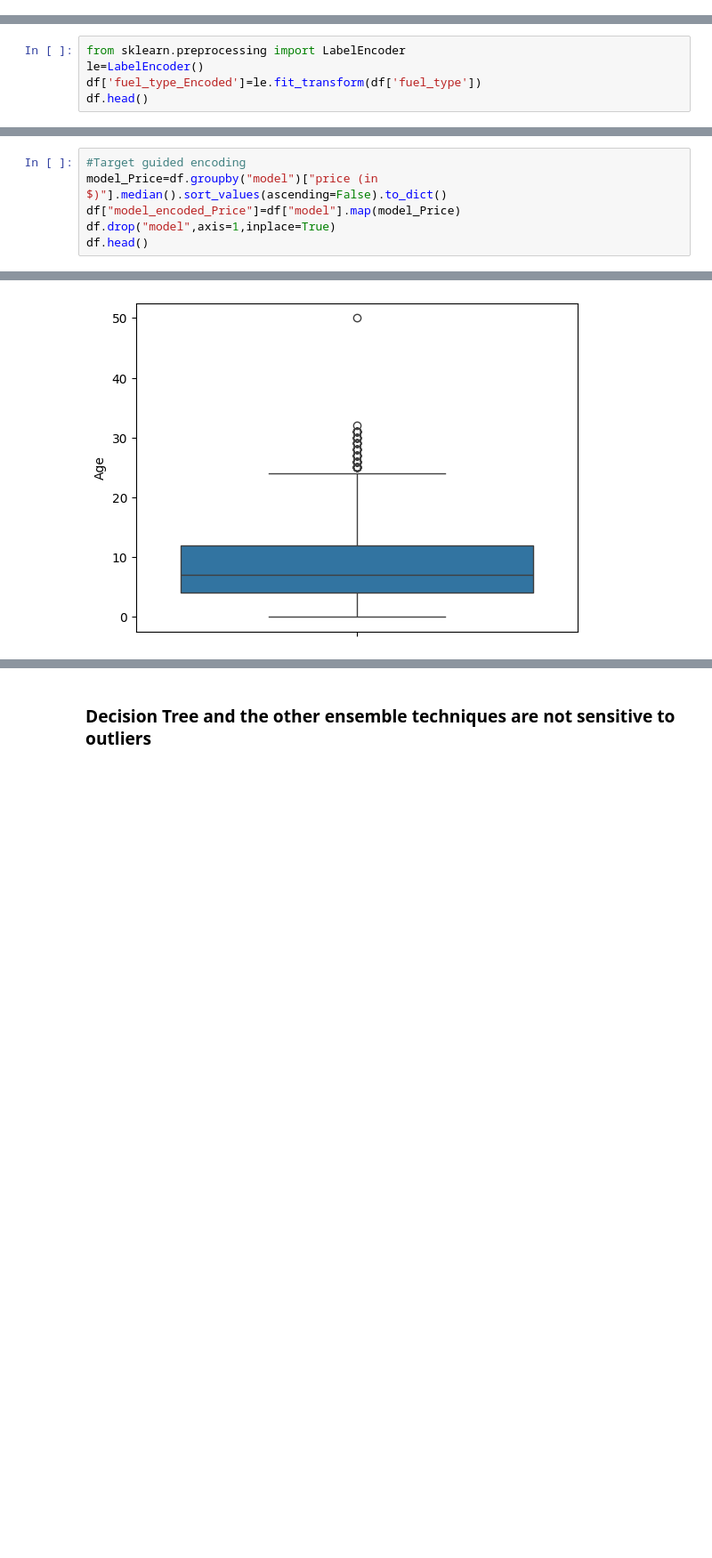
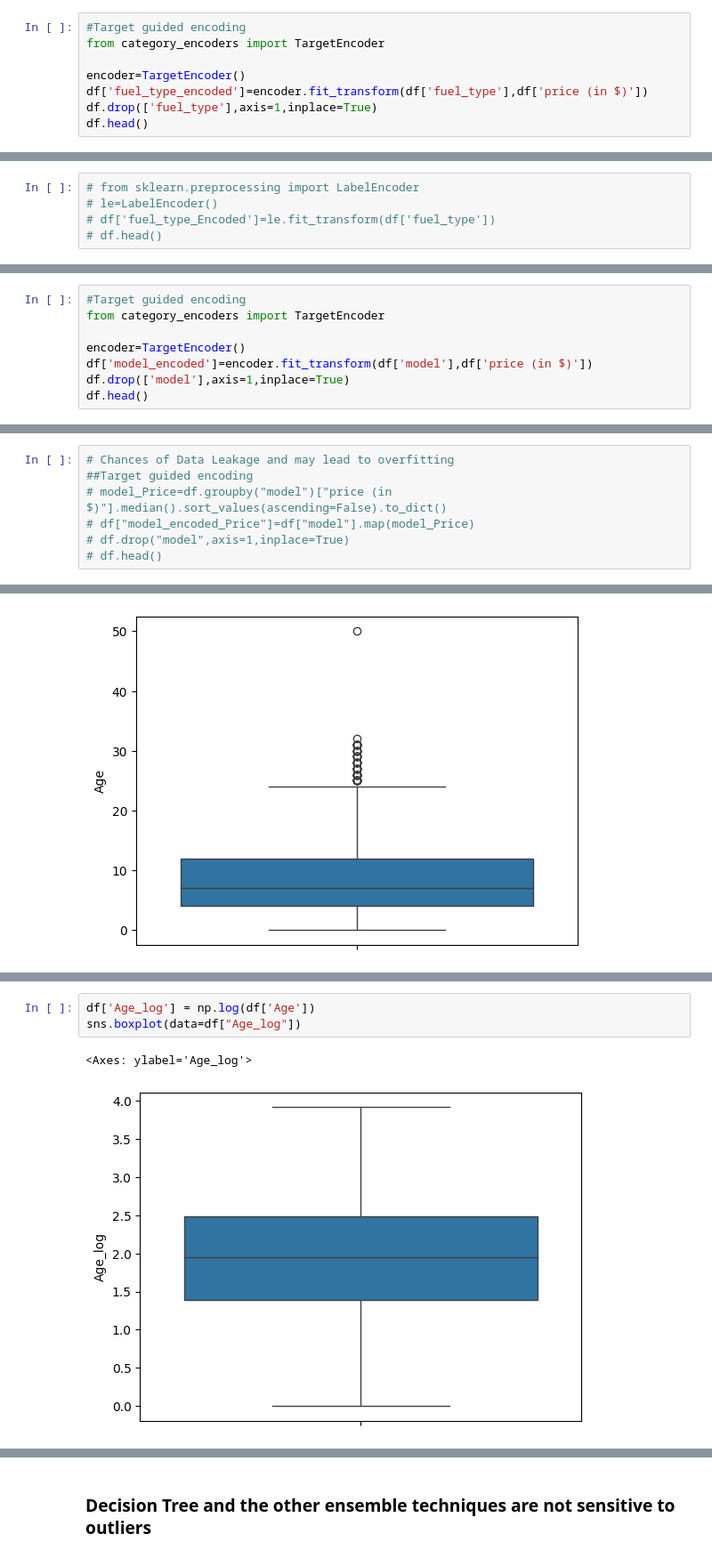
Before and after one commit to govardhan-06/ML-models, a Jupyter notebook: model.ipynb, the cells around one changed output, grey strips where cells are left out. Shown at 89% size. Drawn from its saved outputs; the diff is of its cells as text; blank space fills up the shorter version.

```diff
--- a/model.ipynb
+++ b/model.ipynb
@@ -495,3 +543,11 @@ categoryCount=df['fuel_type'].value_counts()
  'Diesel -> 116',
  'not supported -> 47',
  'Plug-In Hybrid -> 34']
+# %%
+#Target guided encoding
+from category_encoders import TargetEncoder
+
+encoder=TargetEncoder()
+df['fuel_type_encoded']=encoder.fit_transform(df['fuel_type'],df['price (in $)'])
+df.drop(['fuel_type'],axis=1,inplace=True)
+df.head()
@@ -498,5 +561,5 @@ categoryCount=df['fuel_type'].value_counts()
 # %%
-from sklearn.preprocessing import LabelEncoder
-le=LabelEncoder()
-df['fuel_type_Encoded']=le.fit_transform(df['fuel_type'])
-df.head()
+# from sklearn.preprocessing import LabelEncoder
+# le=LabelEncoder()
+# df['fuel_type_Encoded']=le.fit_transform(df['fuel_type'])
+# df.head()
@@ -558,3 +604,11 @@ tC Base                    7100.0
 tC Release Series 6.0      6500.0
 xB Base                    8000.0
 Name: price (in $), Length: 1898, dtype: float64
+# %%
+#Target guided encoding
+from category_encoders import TargetEncoder
+
+encoder=TargetEncoder()
+df['model_encoded']=encoder.fit_transform(df['model'],df['price (in $)'])
+df.drop(['model'],axis=1,inplace=True)
+df.head()
@@ -561,6 +622,7 @@ Name: price (in $), Length: 1898, dtype: float64
 # %%
-#Target guided encoding
-model_Price=df.groupby("model")["price (in $)"].median().sort_values(ascending=False).to_dict()
-df["model_encoded_Price"]=df["model"].map(model_Price)
-df.drop("model",axis=1,inplace=True)
-df.head()
+# Chances of Data Leakage and may lead to overfitting
+##Target guided encoding
+# model_Price=df.groupby("model")["price (in $)"].median().sort_values(ascending=False).to_dict()
+# df["model_encoded_Price"]=df["model"].map(model_Price)
+# df.drop("model",axis=1,inplace=True)
+# df.head()
@@ -625,0 +652,6 @@ Outliers:
+# %%
+df['Age_log'] = np.log(df['Age'])
+sns.boxplot(data=df["Age_log"])
+# %% [output]
+<Axes: ylabel='Age_log'>
+[figure, added]
```
Also changed, not shown: parts of 62 cells of this notebook.
